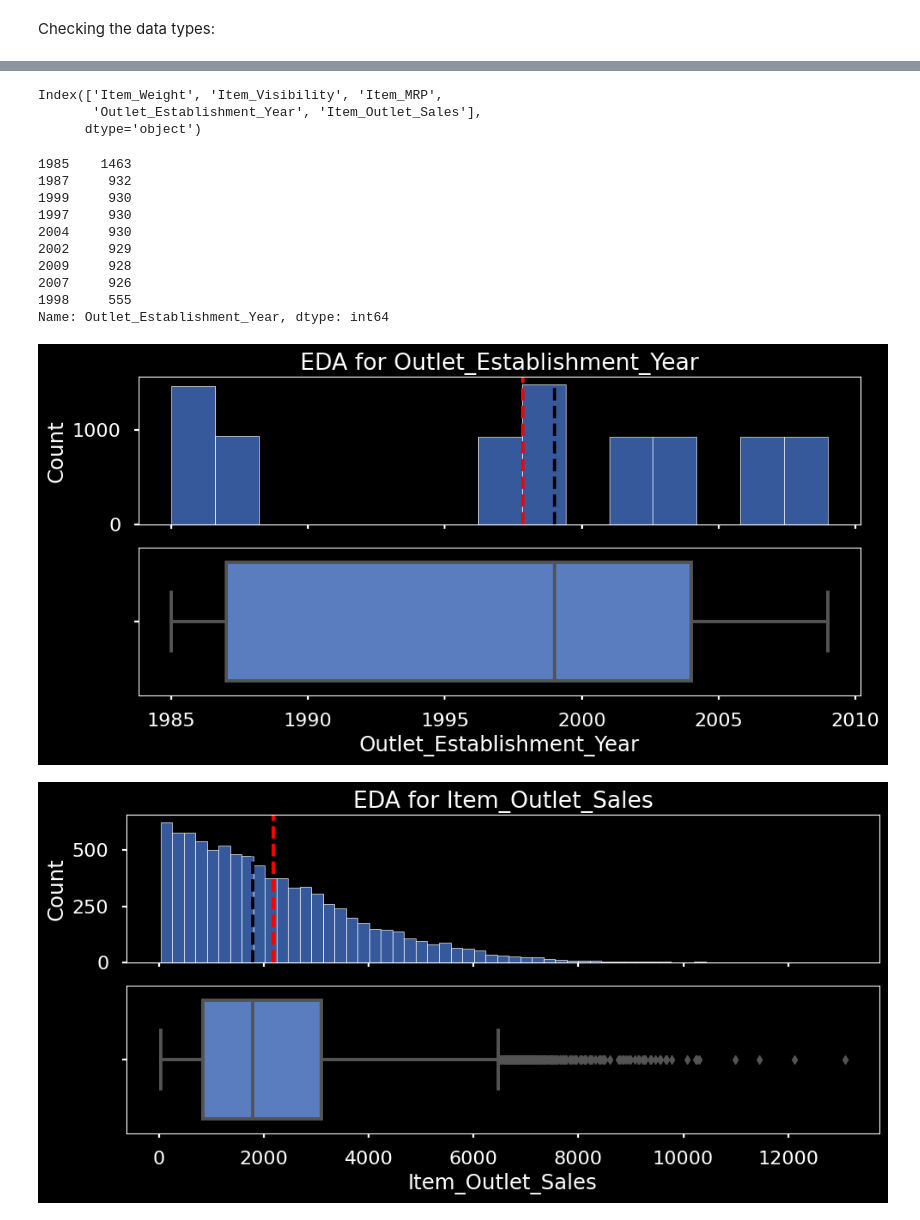
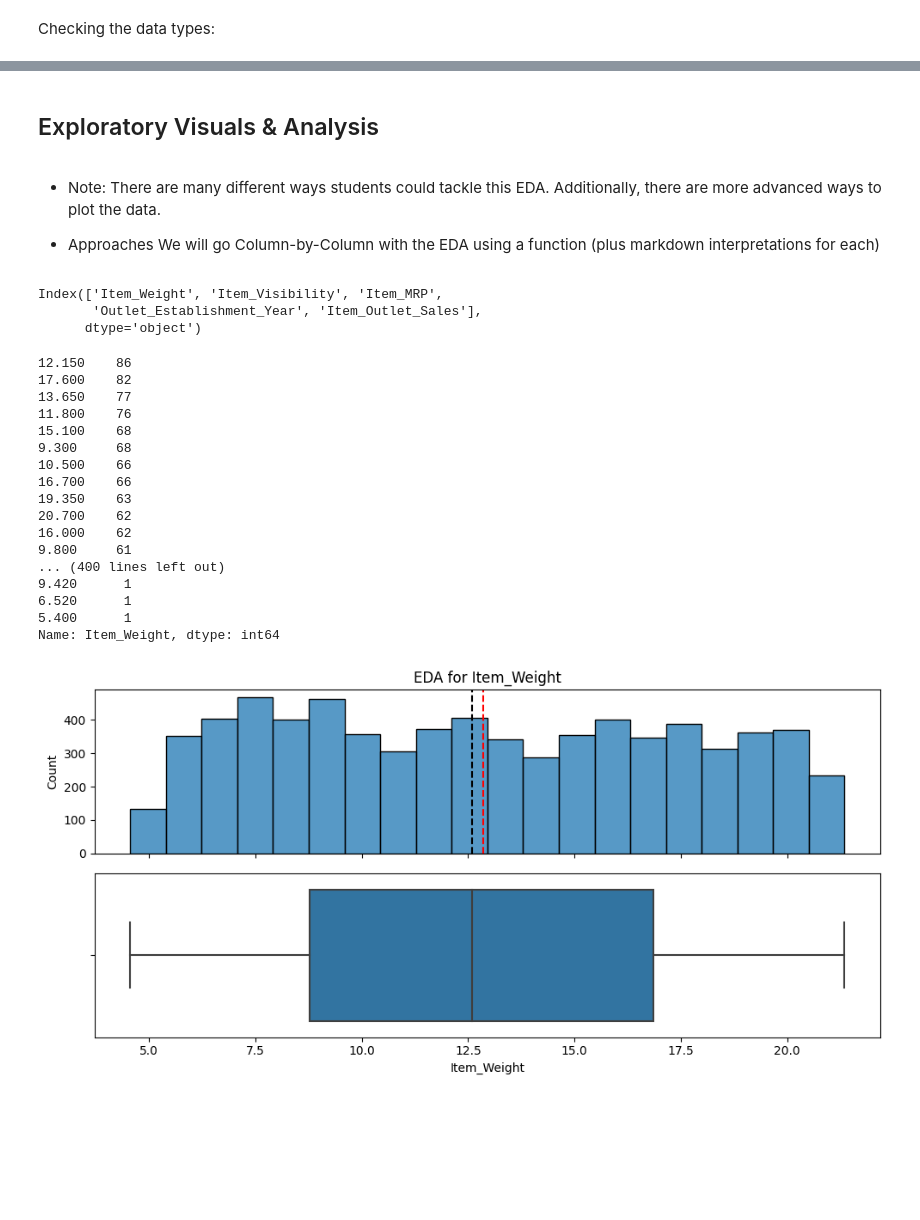
Before and after one commit to JCruzJorge/Prediction-of-Product-Sales, a Jupyter notebook: Prediction_of_Product_Sales_CruzJorge.ipynb, the cells around one changed output, grey strips where cells are left out. Cells and saved outputs as stored; diff of their text form; code cells hidden in the pictures; blank space fills up the shorter version.

```diff
--- a/Prediction_of_Product_Sales_CruzJorge.ipynb
+++ b/Prediction_of_Product_Sales_CruzJorge.ipynb
@@ -301,0 +232,5 @@ Name: Outlet_Type, dtype: int64
+# %%
+for col in str_cols:
+    print(f'- {col}:')
+    print(df[col].value_counts(dropna=False))
+    print("\n\n")
@@ -302,3 +255,8 @@ Name: Outlet_Type, dtype: int64
+# %%
+Item_Content = {'LF':'Low Fat',
+                   'low fat':'Low Fat', 'reg':'Regular'}
+
+df['Item_Fat_Content'] = df['Item_Fat_Content'].replace(Item_Content)
 # %%
 df['Item_Fat_Content'].value_counts()
 # %% [output]
@@ -310,8 +265 @@ low fat     112
 Name: Item_Fat_Content, dtype: int64
-# %%
-#replcae LF with Low Fat
-df['Item_Fat_Content'] = df['Item_Fat_Content'].replace({'LF':'Low Fat'})
-#replcae low fat with Low Fat
-df['Item_Fat_Content'] = df['Item_Fat_Content'].replace({'low fat':'Low Fat'})
-#replace reg with Regular
-df['Item_Fat_Content'] = df['Item_Fat_Content'].replace({'reg':'Regular'})
@@ -370,3 +265,0 @@ print(df['Item_Weight'].median())
-# %%
-median_value = df['Item_Weight'].median()
-df['Item_Weight'] = df['Item_Weight'].fillna(median_value)
@@ -436,3 +298,10 @@ Turn in a link to your GitHub repo! We will continue to work on the project a li
+# %% [markdown]
+## Exploratory Visuals & Analysis
+# %% [markdown]
+- Note: There are many different ways students could tackle this EDA. Additionally, there are more advanced ways to plot the data.
+
+- Approaches
+We will go Column-by-Column with the EDA using a function (plus markdown interpretations for each)
 # %%
 num_cols = df.select_dtypes('number').columns
 num_cols
@@ -441,18 +310,25 @@ Index(['Item_Weight', 'Item_Visibility', 'Item_MRP',
        'Outlet_Establishment_Year', 'Item_Outlet_Sales'],
       dtype='object')
 # %%
-df['Outlet_Establishment_Year'].value_counts()
+df['Item_Weight'].value_counts()
 # %% [output]
-1985    1463
-1987     932
-1999     930
-1997     930
-2004     930
-2002     929
-2009     928
-2007     926
-1998     555
-Name: Outlet_Establishment_Year, dtype: int64
+12.150    86
+17.600    82
+13.650    77
+11.800    76
+15.100    68
+9.300     68
+10.500    66
+16.700    66
+19.350    63
+20.700    62
+16.000    62
+9.800     61
+... (400 lines left out)
+9.420      1
+6.520      1
+5.400      1
+Name: Item_Weight, dtype: int64
 # %%
 def plot_numeric(df,col):
   """EDA function to plot a histogram and boxplot for the selected column"""
@@ -479,10 +355,6 @@ def plot_numeric(df,col):
   plt.tight_layout()
   plt.show()
 # %%
-plot_numeric(df,'Outlet_Establishment_Year')
+plot_numeric(df,'Item_Weight')
 # %% [output]
-[figure, old version]
+[figure, new version]
-# %%
-plot_numeric(df,'Item_Outlet_Sales')
-# %% [output]
-[figure, removed]
```
Also changed, not shown: parts of 85 cells of this notebook.
